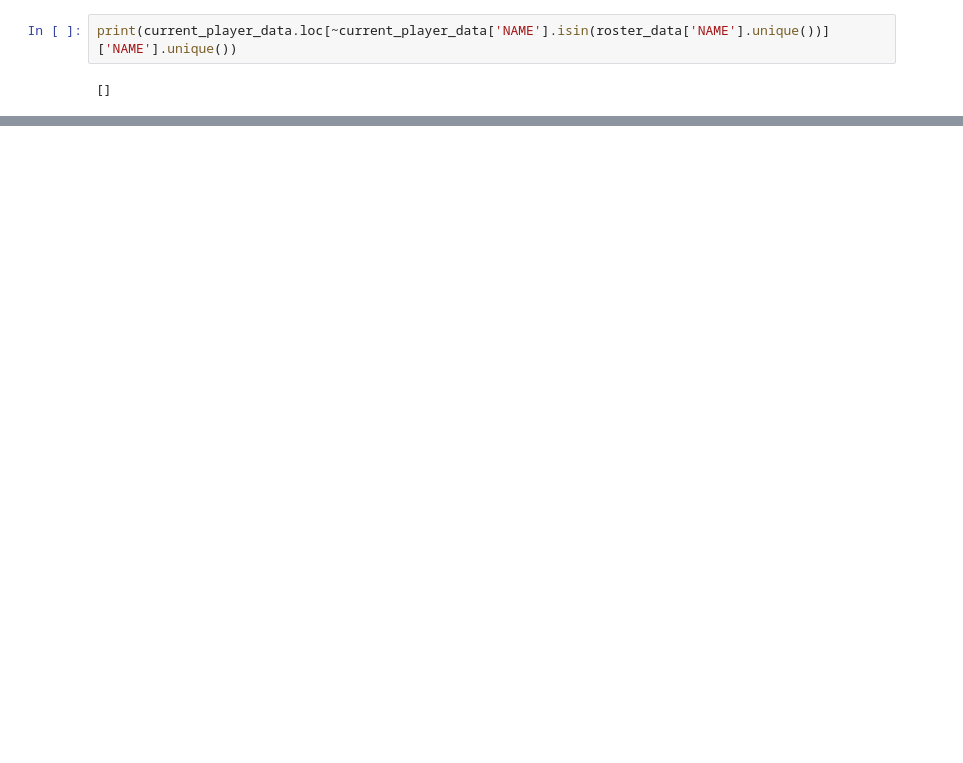
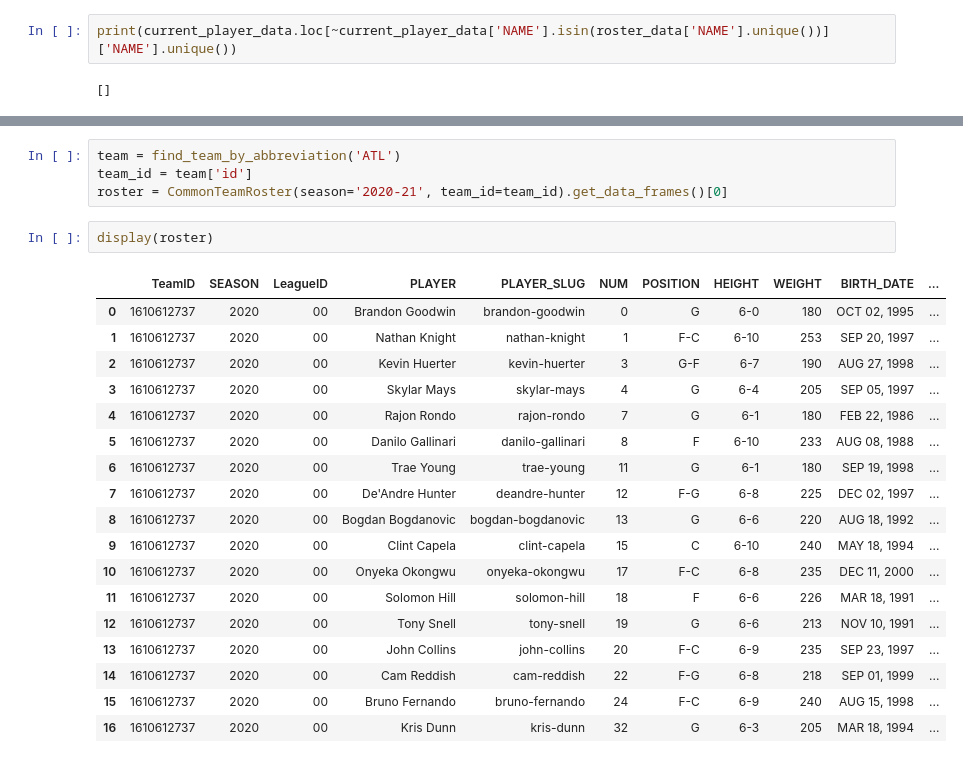
Before and after one commit to bshim1108/pyNBA, a Jupyter notebook: pyNBA/Research/Playground.ipynb, the cells around one changed output, grey strips where cells are left out. Drawn from its saved outputs; the diff is of its cells as text; blank space fills up the shorter version.

```diff
--- a/pyNBA/Research/Playground.ipynb
+++ b/pyNBA/Research/Playground.ipynb
@@ -180,0 +550,25 @@ print(roster_data.loc[roster_data['NAME'].str.contains('Harrell')])
+# %%
+team = find_team_by_abbreviation('ATL')
+team_id = team['id']
+roster = CommonTeamRoster(season='2020-21', team_id=team_id).get_data_frames()[0]
+# %%
+display(roster)
+# %% [output]
+|  | TeamID | SEASON | LeagueID | PLAYER | PLAYER_SLUG | NUM | POSITION | HEIGHT | WEIGHT | BIRTH_DATE | ... |
+| 0 | 1610612737 | 2020 | 00 | Brandon Goodwin | brandon-goodwin | 0 | G | 6-0 | 180 | OCT 02, 1995 | ... |
+| 1 | 1610612737 | 2020 | 00 | Nathan Knight | nathan-knight | 1 | F-C | 6-10 | 253 | SEP 20, 1997 | ... |
+| 2 | 1610612737 | 2020 | 00 | Kevin Huerter | kevin-huerter | 3 | G-F | 6-7 | 190 | AUG 27, 1998 | ... |
+| 3 | 1610612737 | 2020 | 00 | Skylar Mays | skylar-mays | 4 | G | 6-4 | 205 | SEP 05, 1997 | ... |
+| 4 | 1610612737 | 2020 | 00 | Rajon Rondo | rajon-rondo | 7 | G | 6-1 | 180 | FEB 22, 1986 | ... |
+| 5 | 1610612737 | 2020 | 00 | Danilo Gallinari | danilo-gallinari | 8 | F | 6-10 | 233 | AUG 08, 1988 | ... |
+| 6 | 1610612737 | 2020 | 00 | Trae Young | trae-young | 11 | G | 6-1 | 180 | SEP 19, 1998 | ... |
+| 7 | 1610612737 | 2020 | 00 | De'Andre Hunter | deandre-hunter | 12 | F-G | 6-8 | 225 | DEC 02, 1997 | ... |
+| 8 | 1610612737 | 2020 | 00 | Bogdan Bogdanovic | bogdan-bogdanovic | 13 | G | 6-6 | 220 | AUG 18, 1992 | ... |
+| 9 | 1610612737 | 2020 | 00 | Clint Capela | clint-capela | 15 | C | 6-10 | 240 | MAY 18, 1994 | ... |
+| 10 | 1610612737 | 2020 | 00 | Onyeka Okongwu | onyeka-okongwu | 17 | F-C | 6-8 | 235 | DEC 11, 2000 | ... |
+| 11 | 1610612737 | 2020 | 00 | Solomon Hill | solomon-hill | 18 | F | 6-6 | 226 | MAR 18, 1991 | ... |
+| 12 | 1610612737 | 2020 | 00 | Tony Snell | tony-snell | 19 | G | 6-6 | 213 | NOV 10, 1991 | ... |
+| 13 | 1610612737 | 2020 | 00 | John Collins | john-collins | 20 | F-C | 6-9 | 235 | SEP 23, 1997 | ... |
+| 14 | 1610612737 | 2020 | 00 | Cam Reddish | cam-reddish | 22 | F-G | 6-8 | 218 | SEP 01, 1999 | ... |
+| 15 | 1610612737 | 2020 | 00 | Bruno Fernando | bruno-fernando | 24 | F-C | 6-9 | 240 | AUG 15, 1998 | ... |
+| 16 | 1610612737 | 2020 | 00 | Kris Dunn | kris-dunn | 32 | G | 6-3 | 205 | MAR 18, 1994 | ... |
```
Also changed, not shown: parts of 24 cells of this notebook, 49 other files.
